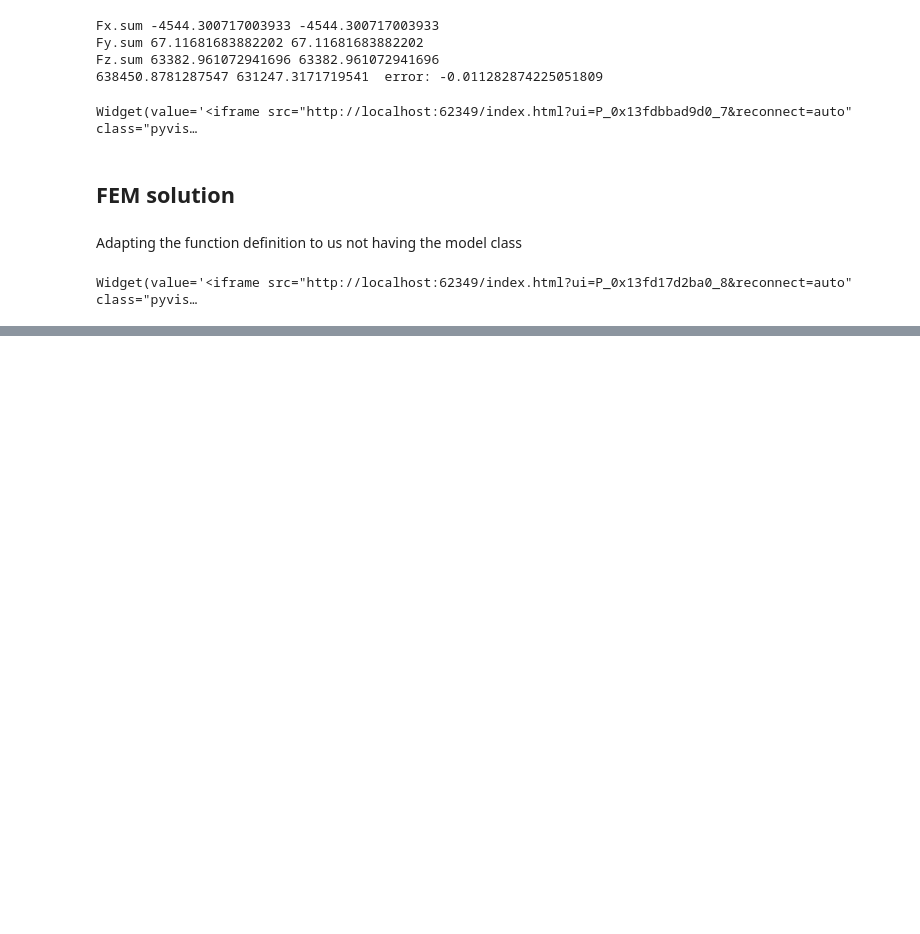
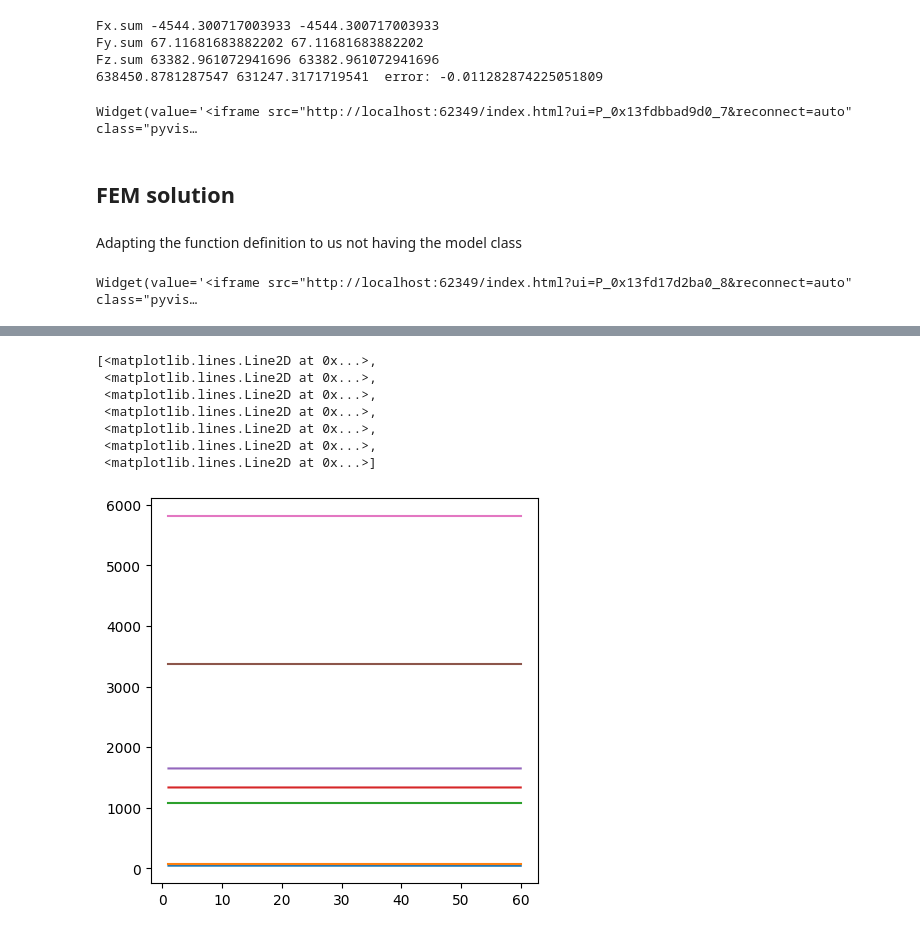
Before and after one commit to MarriccZwei/TWP, a Jupyter notebook: Learning FEM/sloptests.ipynb, the cells around one changed output, grey strips where cells are left out. Drawn from its saved outputs; the diff is of its cells as text; code cells hidden in the pictures; blank space fills up the shorter version.

```diff
--- a/Learning FEM/sloptests.ipynb
+++ b/Learning FEM/sloptests.ipynb
@@ -517,0 +559,13 @@ Widget(value='<iframe src="http://localhost:62349/index.html?ui=P_0x13fd17d2ba0_
+# %%
+from scipy.sparse import csc_matrix
+
+W_u_to_p = np.zeros((len(heave_displs)*3, N))
+print(W_u_to_p.shape, node_indices.shape, weights2.shape)
+
+for j in range(number_of_neighbors2):
+    for i, node_index in enumerate(node_indices):
+        W_u_to_p[i*3 + 0, DOF*node_index + 0] = weights2[i, j]
+        W_u_to_p[i*3 + 1, DOF*node_index + 1] = weights2[i, j]
+        W_u_to_p[i*3 + 2, DOF*node_index + 2] = weights2[i, j]
+
+W_u_to_p = csc_matrix(W_u_to_p)
@@ -517,0 +662,27 @@ Widget(value='<iframe src="http://localhost:62349/index.html?ui=P_0x13fd17d2ba0_
+# %%
+from scipy.sparse.linalg import eigs
+from scipy.linalg import eig
+import matplotlib.pyplot as plt
+
+Muu = M[bu, :][:, bu]
+
+velocities = np.linspace(1, 60, 15)
+omegans = []
+for velocity in velocities:
+    print('velocity [m/s]', velocity)
+    op_pt = asb.OperatingPoint(
+    velocity=velocity,      # m/s
+    alpha=5,          # degrees
+    beta=0,           # degrees
+    atmosphere=asb.Atmosphere(6000)
+)
+    #KA *= 1/2*velocity**2*vlm.op_point.atmosphere.density()
+    vlm, dFv_dp = calc_dFv_dp(op_pt, airplane)
+    KA = W @ dFv_dp @ W_u_to_p
+    KAuu = KA[bu, :][:, bu]
+    k = 2
+    tol = 0
+    eigvals, peigvecs = eigs(A=Kuu - KAuu, M=Muu, k=k, which='LM', tol=tol, sigma=-1.)
+    omegan = np.sqrt(eigvals)
+    omegans.append(omegan)
+    print('    natural frequencies [rad/s]', omegan)
@@ -517,0 +707,12 @@ Widget(value='<iframe src="http://localhost:62349/index.html?ui=P_0x13fd17d2ba0_
+# %%
+plt.figure(figsize=(5,5))
+plt.plot(velocities, omegans)
+# %% [output]
+[<matplotlib.lines.Line2D at 0x...>,
+ <matplotlib.lines.Line2D at 0x...>,
+ <matplotlib.lines.Line2D at 0x...>,
+ <matplotlib.lines.Line2D at 0x...>,
+ <matplotlib.lines.Line2D at 0x...>,
+ <matplotlib.lines.Line2D at 0x...>,
+ <matplotlib.lines.Line2D at 0x...>]
+[figure, added]
```
Also changed, not shown: parts of 13 cells of this notebook.
